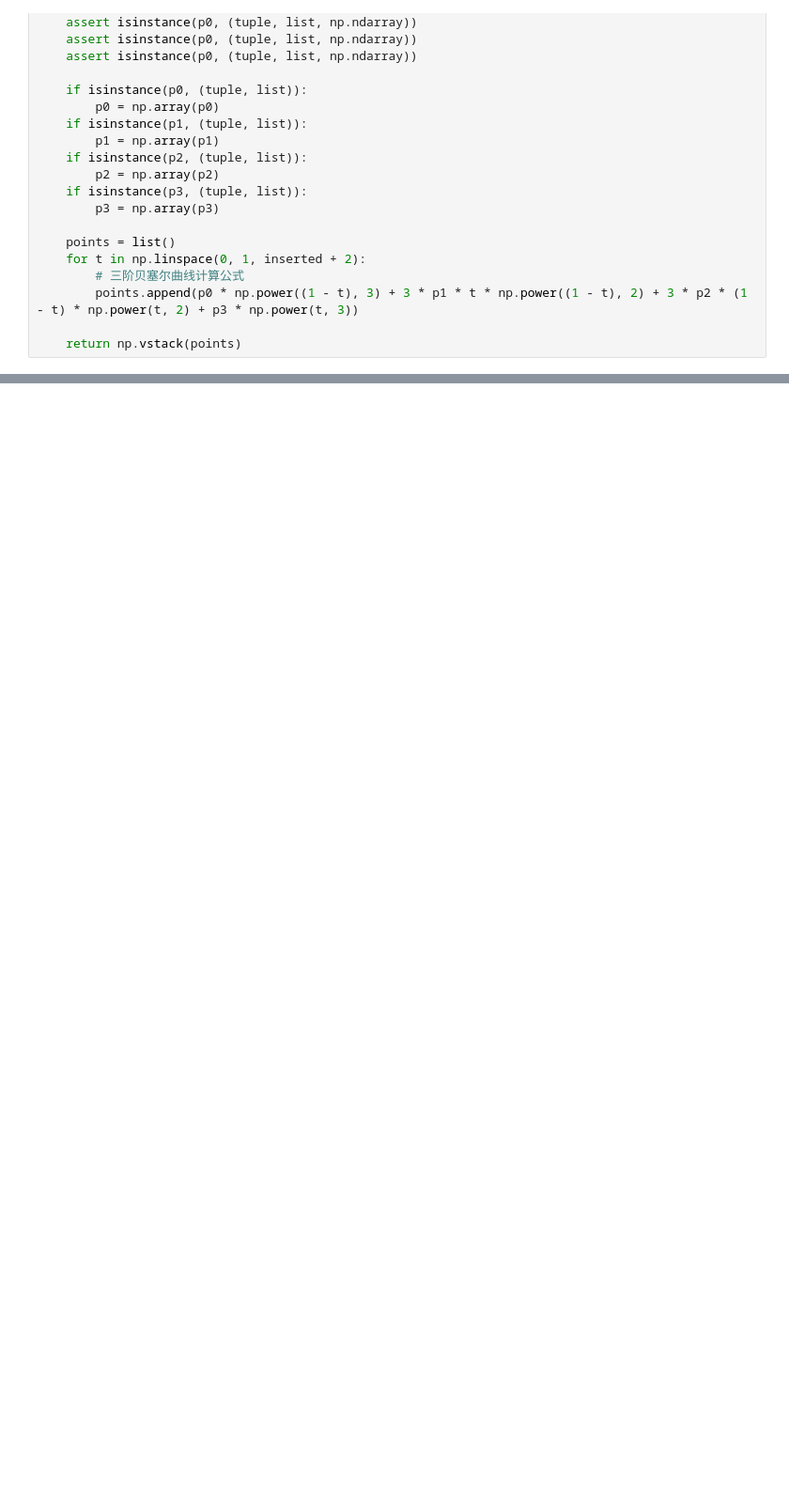
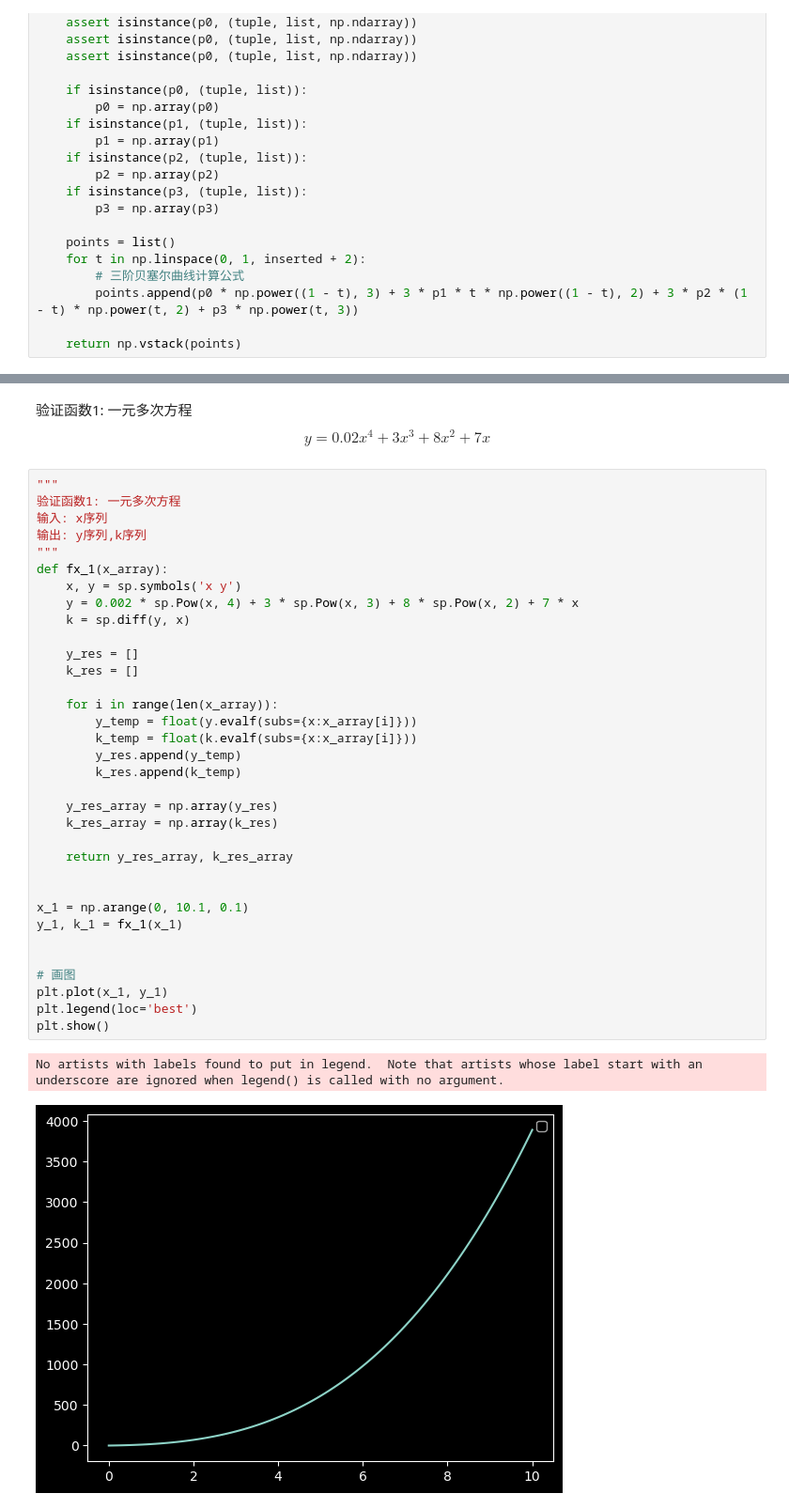
Before and after one commit to HardingPan/BezierPIV, a Jupyter notebook: bezier.ipynb, the cells around one changed output, grey strips where cells are left out. Shown at 94% size. Drawn from its saved outputs; the diff is of its cells as text; blank space fills up the shorter version.

```diff
--- a/bezier.ipynb
+++ b/bezier.ipynb
@@ -177,0 +149,40 @@ if __name__ == '__main__':
+# %% [markdown]
+验证函数1: 一元多次方程
+$$y=0.02x^4+3x^3+8x^2+7x$$
+# %%
+"""
+验证函数1: 一元多次方程
+输入: x序列
+输出: y序列,k序列
+"""
+def fx_1(x_array):
+    x, y = sp.symbols('x y')
+    y = 0.002 * sp.Pow(x, 4) + 3 * sp.Pow(x, 3) + 8 * sp.Pow(x, 2) + 7 * x
+    k = sp.diff(y, x)
+
+    y_res = []
+    k_res = []
+
+    for i in range(len(x_array)):
+        y_temp = float(y.evalf(subs={x:x_array[i]}))
+        k_temp = float(k.evalf(subs={x:x_array[i]}))
+        y_res.append(y_temp)
+        k_res.append(k_temp)
+
+    y_res_array = np.array(y_res)
+    k_res_array = np.array(k_res)
+
+    return y_res_array, k_res_array
+
+
+x_1 = np.arange(0, 10.1, 0.1)
+y_1, k_1 = fx_1(x_1)
+
+
+# 画图
+plt.plot(x_1, y_1)
+plt.legend(loc='best')
+plt.show()
+# %% [output]
+No artists with labels found to put in legend.  Note that artists whose label start with an underscore are ignored when legend() is called with no argument.
+[figure, added]
```
Also changed, not shown: parts of 5 cells of this notebook, 2 other files.
